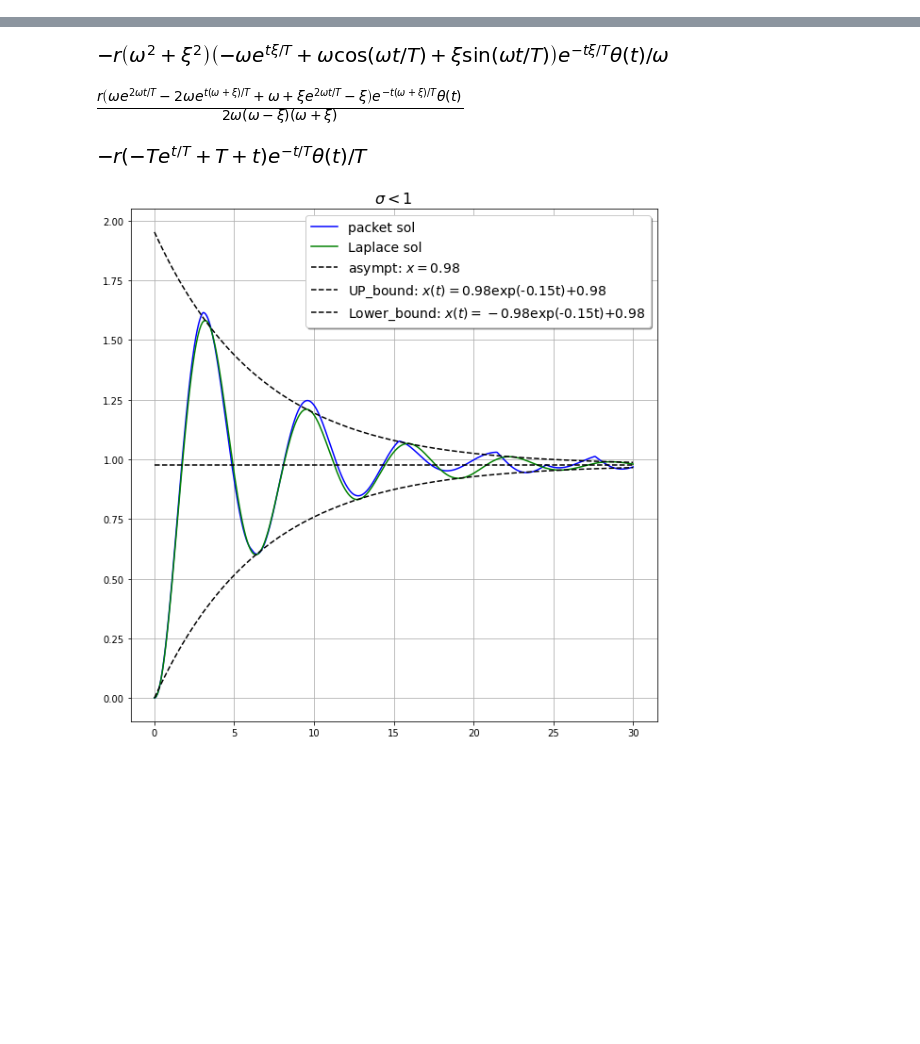
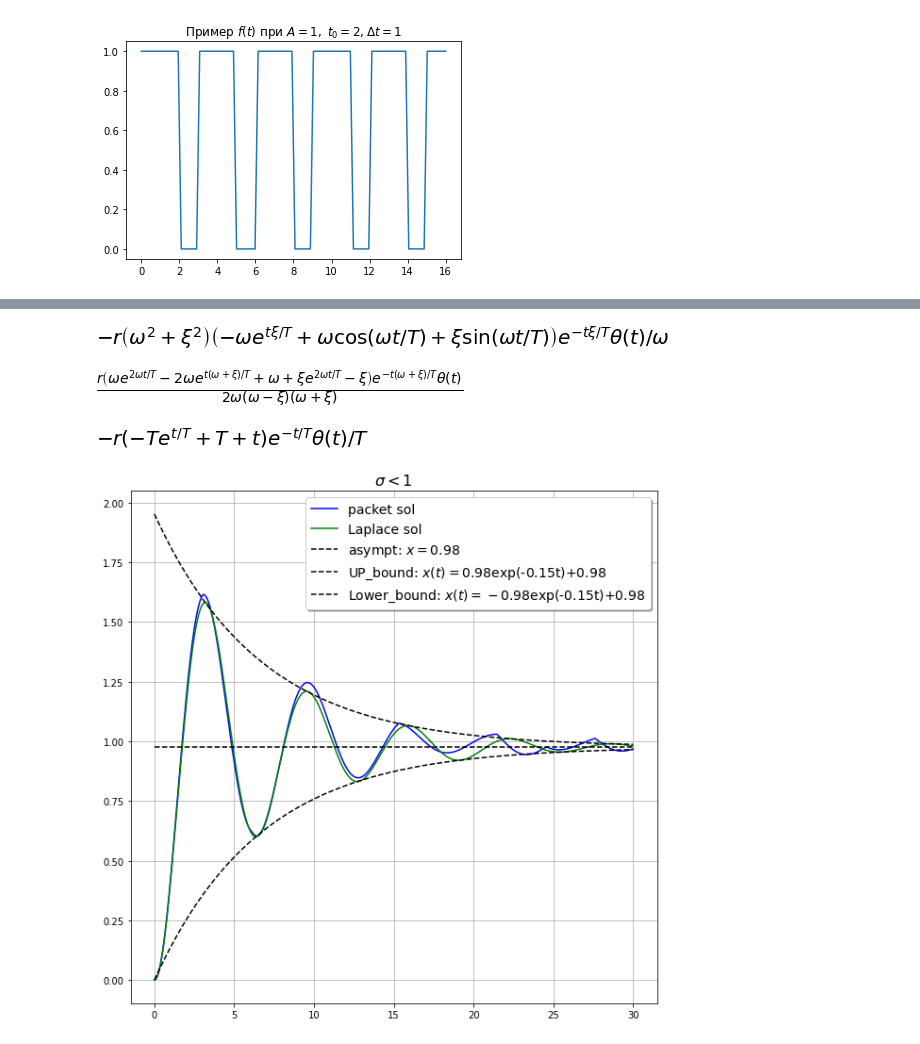
Before and after one commit to Ilya-Lopatin/Oscillator-with-friction.-Laplace-transform.-Runge-Kutta-method, a Jupyter notebook: Laplace_actually.ipynb, the cells around one changed output, grey strips where cells are left out. Drawn from its saved outputs; the diff is of its cells as text; code cells hidden in the pictures; blank space fills up the shorter version.

```diff
--- a/Laplace_actually.ipynb
+++ b/Laplace_actually.ipynb
@@ -21,3 +29,13 @@ def F( A, t0, dt, t ) :
 def f( xv_vec, t , A, t0, dt , g, k, m) :
     x, v = xv_vec
     return np.array ( [ v, (F(A, t0, dt, t) - g * v - k * x ) / m ] )
+# %%
+t_f = np.linspace (0, 16, 100)
+
+f_arr = [ F( 1, 2, 1, t_f[i]) for i in  range(100) ]
+
+plt.plot( t_f, f_arr )
+plt.title("Пример $f(t)$ при $A=1, ~ t_0 = 2, \Delta t = 1 $")
+plt.show()
+# %% [output]
+[figure, added]
```
Also changed, not shown: parts of 3 cells of this notebook.
